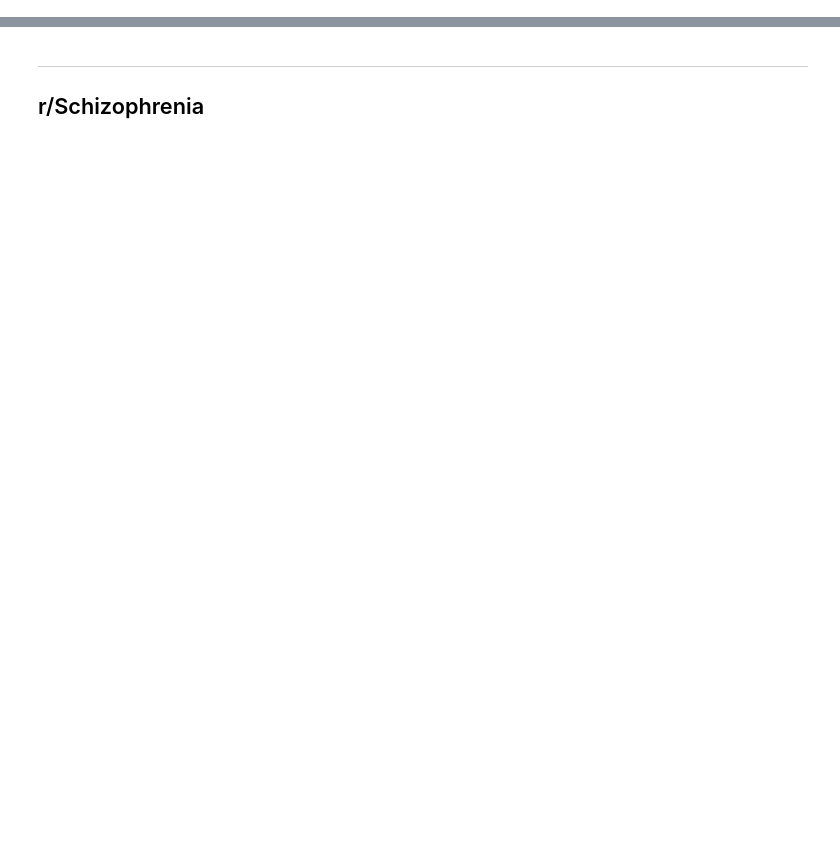
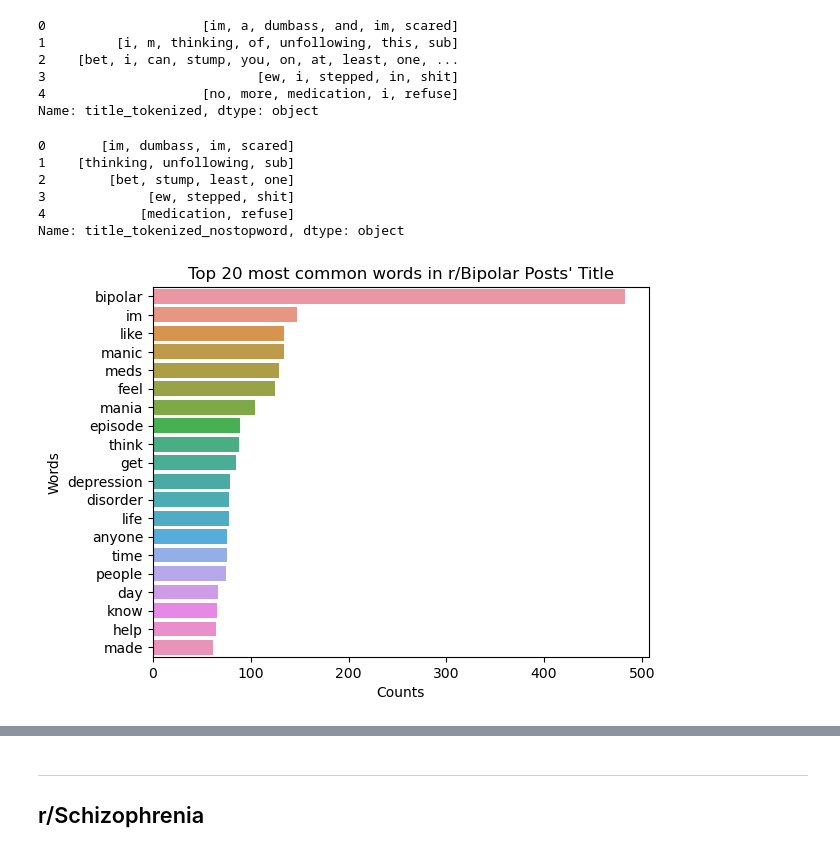
Before and after one commit to charlesyapai/GAProj3, a Jupyter notebook: eda/eda.ipynb, the cells around one changed output, grey strips where cells are left out. Saved outputs shown, nothing was run; the diff lists cells and outputs as text; code cells hidden in the pictures; blank space fills up the shorter version.

```diff
--- a/eda/eda.ipynb
+++ b/eda/eda.ipynb
@@ -39,5 +39,8 @@ bipolar_df['created_sgt'] = bipolar_df['created_utc'].apply(convert_to_sgt)
 # %%
 bipolar_df['published_date'] = bipolar_df['created_sgt'].apply(lambda x: x.date())
 bipolar_df['published_time'] = bipolar_df['created_sgt'].apply(lambda x: x.time())
+bipolar_df['published_day_of_week'] = pd.to_datetime(bipolar_df['published_date']).dt.day_name()
 # %%
-bipolar_df.drop(['created_utc', 'created_sgt'], axis = 1, inplace=True)
+bipolar_df.drop(['id', 'created_utc', 'created_sgt', 'published_date'], axis = 1, inplace=True)
+# %%
+bipolar_df.reset_index(drop = True, inplace= True)
@@ -57,7 +83,14 @@ def tokenize(text):
 # %%
 bipolar_df['title_tokenized'] = bipolar_df['title_cleaned'].apply(lambda x: tokenize(x.lower()))
 # %%
-bipolar_df['title_tokenized']
+bipolar_df['title_tokenized'].head()
+# %% [output]
+0                    [im, a, dumbass, and, im, scared]
+1         [i, m, thinking, of, unfollowing, this, sub]
+2    [bet, i, can, stump, you, on, at, least, one, ...
+3                           [ew, i, stepped, in, shit]
+4                    [no, more, medication, i, refuse]
+Name: title_tokenized, dtype: object
 # %%
 stopword = nltk.corpus.stopwords.words('english')
 def remove_stopwords(tokenized_list):
@@ -66,24 +99,32 @@ def remove_stopwords(tokenized_list):
 # %%
 bipolar_df['title_tokenized_nostopword'] = bipolar_df['title_tokenized'].apply(lambda x: remove_stopwords(x))
 # %%
-bipolar_df['title_tokenized_nostopword']
+bipolar_df['title_tokenized_nostopword'].head()
+# %% [output]
+0       [im, dumbass, im, scared]
+1    [thinking, unfollowing, sub]
+2        [bet, stump, least, one]
+3             [ew, stepped, shit]
+4            [medication, refuse]
+Name: title_tokenized_nostopword, dtype: object
 # %%
 #remove the empty string
 bipolar_df['title_tokenized_nostopword'] = bipolar_df['title_tokenized_nostopword'].apply(lambda x: [word for word in x if word != ''])
 # %%
-all_words = [word for tokens in bipolar_df['title_tokenized_nostopword'] for word in tokens]
-word_counts = Counter(all_words)
+bipolar_all_words = [word for tokens in bipolar_df['title_tokenized_nostopword'] for word in tokens]
+bipolar_word_counts = Counter(bipolar_all_words)
 
 # Get the 20 most common words
-common_words = word_counts.most_common(20)
+bipolar_common_words = bipolar_word_counts.most_common(20)
 
 # Convert the list of tuples into two lists: one for the words and one for the counts
-word_df = pd.DataFrame(common_words, columns=['Words', 'Counts'])
+bipolar_word_df = pd.DataFrame(bipolar_common_words, columns=['Words', 'Counts'])
 
 # Plot the words against the counts
-sns.barplot(y='Words', x='Counts', data=word_df)
-plt.xlabel('Words')
-plt.ylabel('Counts')
+sns.barplot(y='Words', x='Counts', data=bipolar_word_df)
+plt.ylabel('Words')
+plt.xlabel('Counts')
 plt.title('Top 20 most common words in r/Bipolar Posts\' Title')
-plt.xticks(rotation='vertical')
 plt.show()
+# %% [output]
+[figure, added]
```
Also changed, not shown: parts of 44 cells of this notebook, 2 other files.
